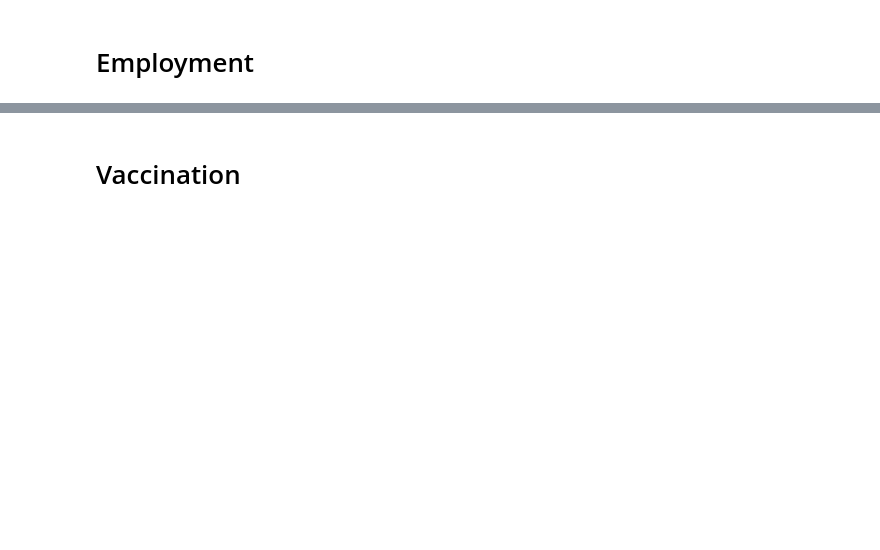
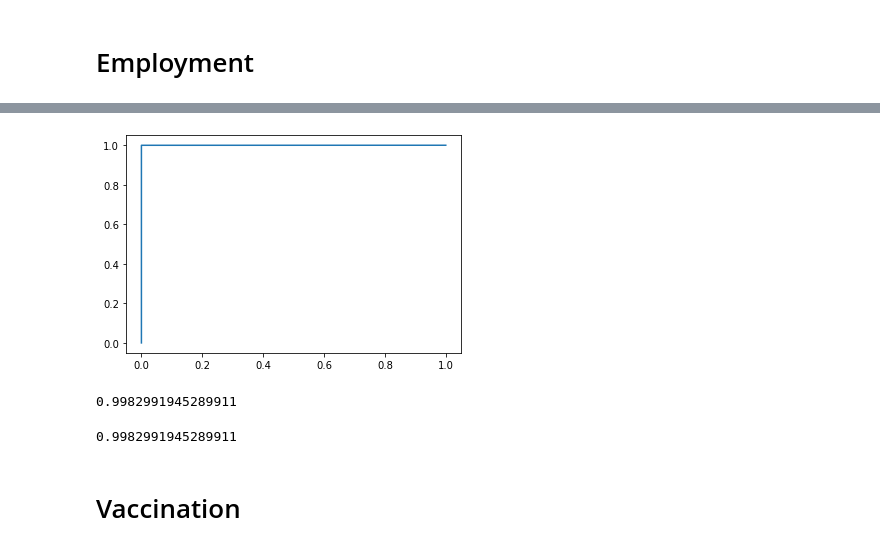
Before and after one commit to factitious/survey_v_social_media, a Jupyter notebook: Methods/Scripts/Reddit/Main.ipynb, the cells around one changed output, grey strips where cells are left out. Cells and saved outputs as stored; diff of their text form; code cells hidden in the pictures; blank space fills up the shorter version.

```diff
--- a/Methods/Scripts/Reddit/Main.ipynb
+++ b/Methods/Scripts/Reddit/Main.ipynb
@@ -55,3 +256,18 @@ emp_df, emp_logs = RedditData.load_all(
+# %%
+plot_ecdf(emp_df, 'num_crossposts')
+# %% [output]
+[figure, added]
+# %%
+lim = 0
+col = 'num_crossposts'
+
+emp_df[col][emp_df[col] <= lim].count()/len(emp_df)
+# %% [output]
+0.9982991945289911
+# %%
+emp_df[col][emp_df[col] == 0].count()/len(emp_df)
+# %% [output]
+0.9982991945289911
 # %% [markdown]
 # Vaccination
 # %%
```
Also changed, not shown: parts of 28 cells of this notebook, 1 other file.
